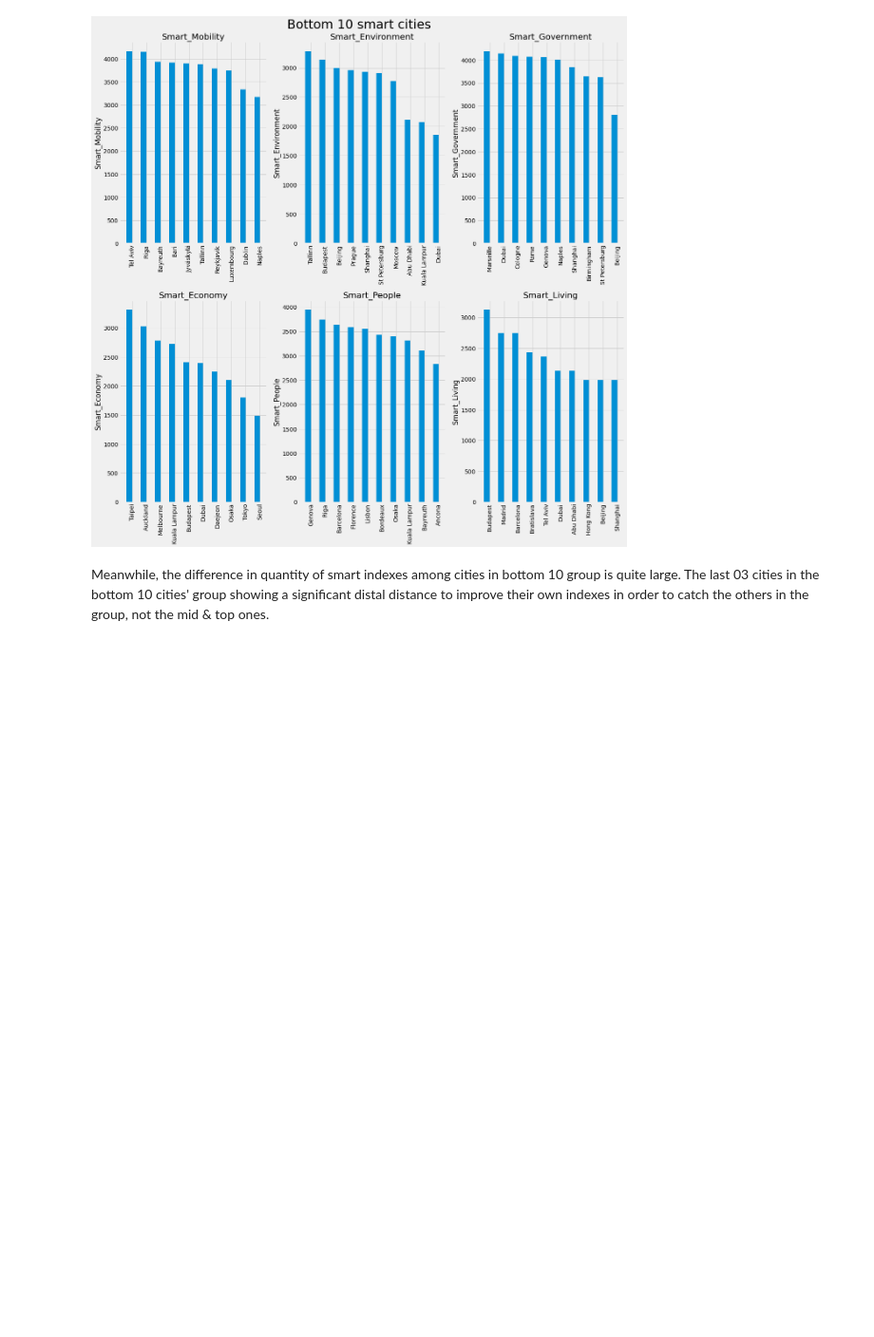
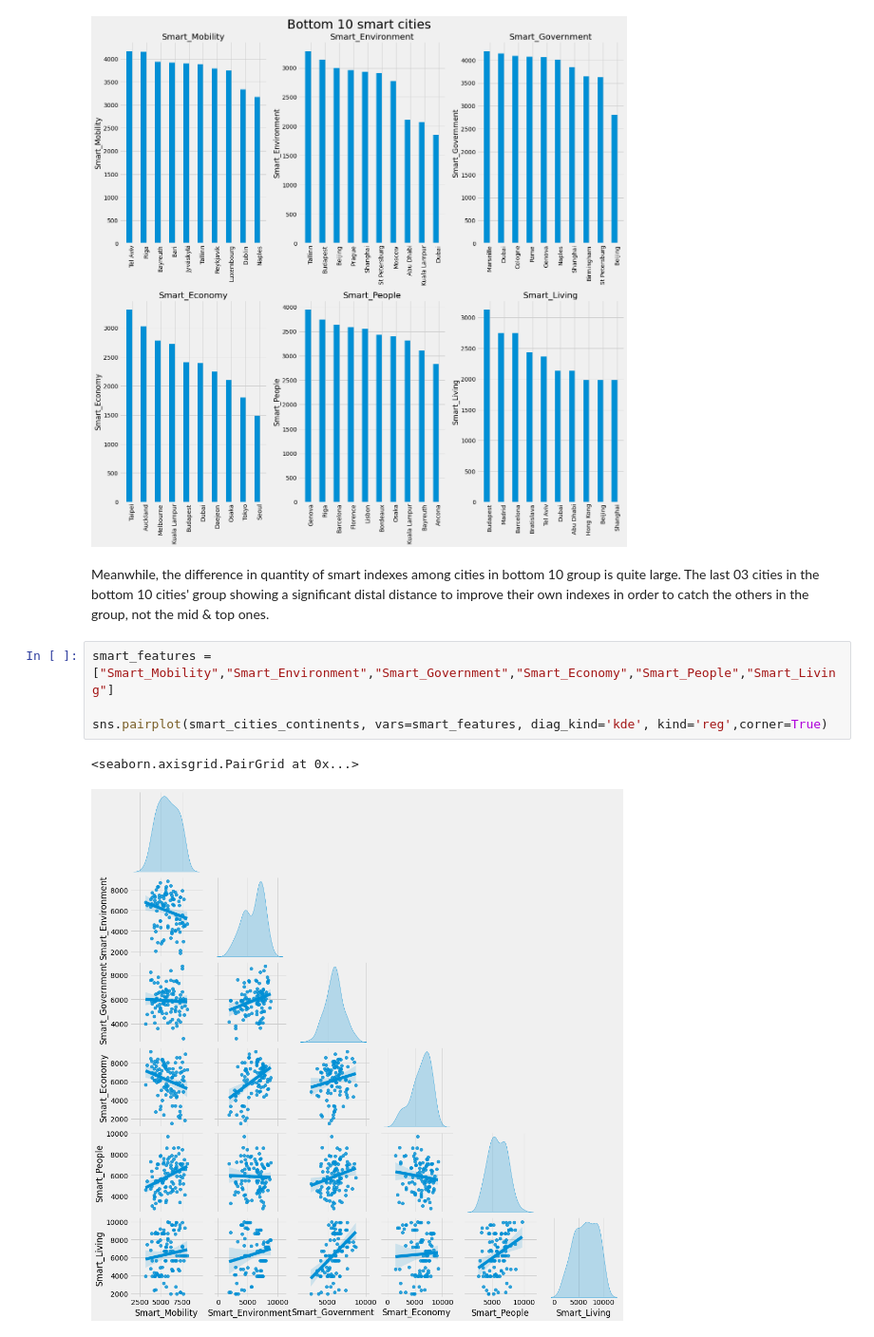
Before and after one commit to BinhKieu82/Springboard_NormProj, a Jupyter notebook: 20.3StoryTelling/smartcityindex.ipynb, the cells around one changed output. Shown at 95% size. Cells and saved outputs as stored; diff of their text form; blank space fills up the shorter version.

```diff
--- a/20.3StoryTelling/smartcityindex.ipynb
+++ b/20.3StoryTelling/smartcityindex.ipynb
@@ -537,3 +547,10 @@ six_plots(data_bot,title_bot)
 [figure]
 # %% [markdown]
 Meanwhile, the difference in quantity of smart indexes among cities in bottom 10 group is quite large. The last 03 cities in the bottom 10 cities' group showing a significant distal distance to improve their own indexes in order to catch the others in the group, not the mid & top ones.
+# %%
+smart_features = ["Smart_Mobility","Smart_Environment","Smart_Government","Smart_Economy","Smart_People","Smart_Living"]
+
+sns.pairplot(smart_cities_continents, vars=smart_features, diag_kind='kde', kind='reg',corner=True)
+# %% [output]
+<seaborn.axisgrid.PairGrid at 0x...>
+[figure, added]
```
Also changed, not shown: parts of 5 cells of this notebook.
